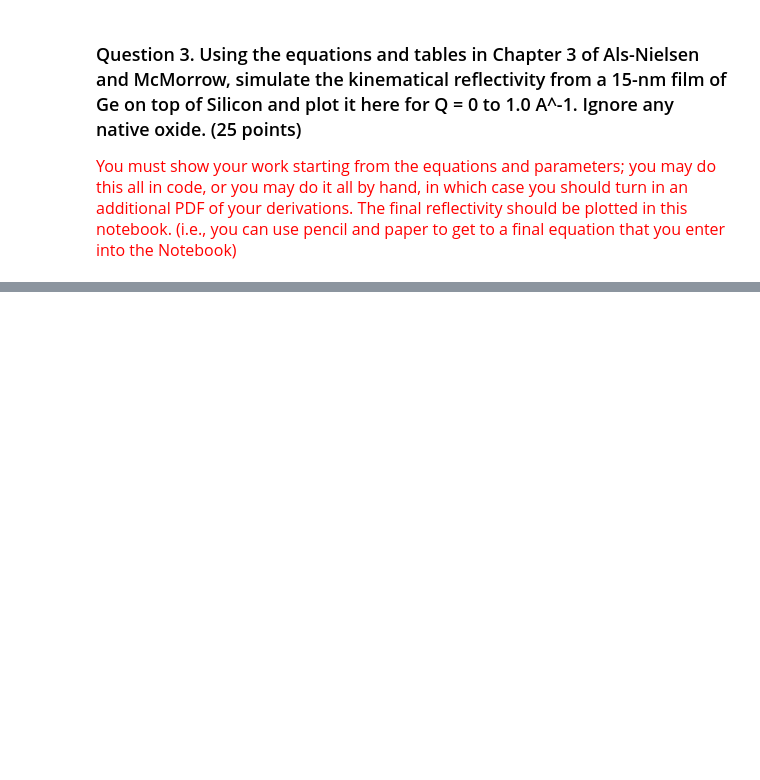
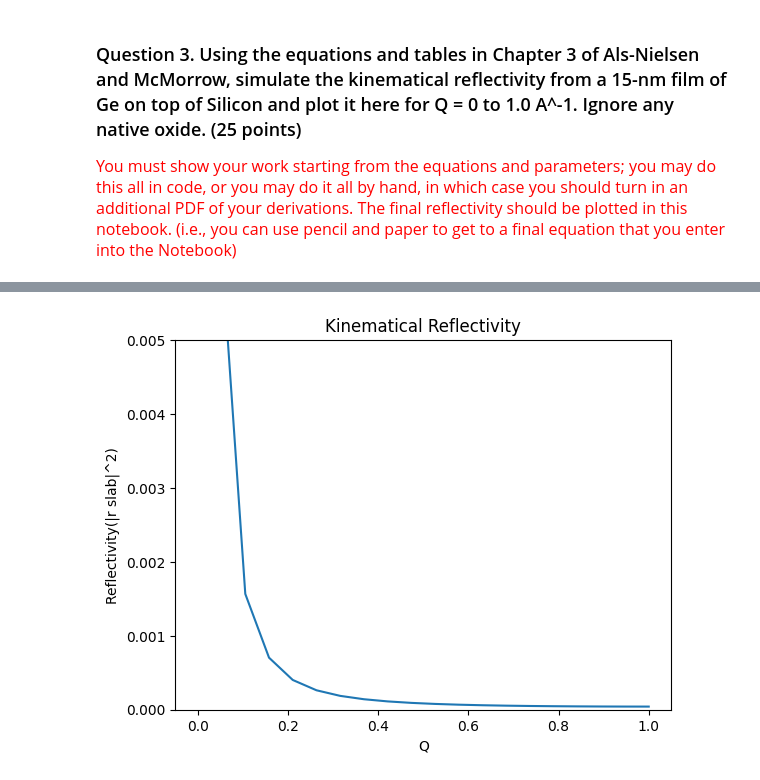
Before and after one commit to blajiness/CHE_7530-Assignments, a Jupyter notebook: Assignment7.ipynb, the cells around one changed output, grey strips where cells are left out. Cells and saved outputs as stored; diff of their text form; code cells hidden in the pictures; blank space fills up the shorter version.

```diff
--- a/Assignment7.ipynb
+++ b/Assignment7.ipynb
@@ -260,3 +357,22 @@ datafile = '/content/MSE7530/sampledata/sim_ellipsometry.txt'
 # %% [markdown]
 ### Question 3. Using the equations and tables in Chapter 3 of Als-Nielsen and McMorrow, simulate the kinematical reflectivity from a 15-nm film of Ge on top of Silicon and plot it here for Q = 0 to 1.0 A^-1. Ignore any native oxide. (25 points)
 <font size=3><font color='red'> You must show your work starting from the equations and parameters; you may do this all in code, or you may do it all by hand, in which case you should turn in an additional PDF of your derivations. The final reflectivity should be plotted in this notebook. (i.e., you can use pencil and paper to get to a final equation that you enter into the Notebook)
+# %%
+
+
+rho = 1.1412 #e/A^-3
+pi = np.pi
+delta = 150
+wl = 1.5401 #assumed cu xray
+r0 = 2.82 * 10**(-5)
+Q = np.linspace(0,1,20)
+a = np.linspace(pi,pi/2,20)
+rslab = abs((-1j * ((wl * r0 * delta)/np.sin(a)))**2)
+# %%
+plt.plot(Q,rslab)
+plt.ylim(0,0.005)
+plt.ylabel('Reflectivity(|r slab|^2)')
+plt.xlabel('Q')
+plt.title('Kinematical Reflectivity')
+plt
+# %% [output]
@@ -262,0 +380 @@ datafile = '/content/MSE7530/sampledata/sim_ellipsometry.txt'
+[figure, added]
```
Also changed, not shown: parts of 18 cells of this notebook.
